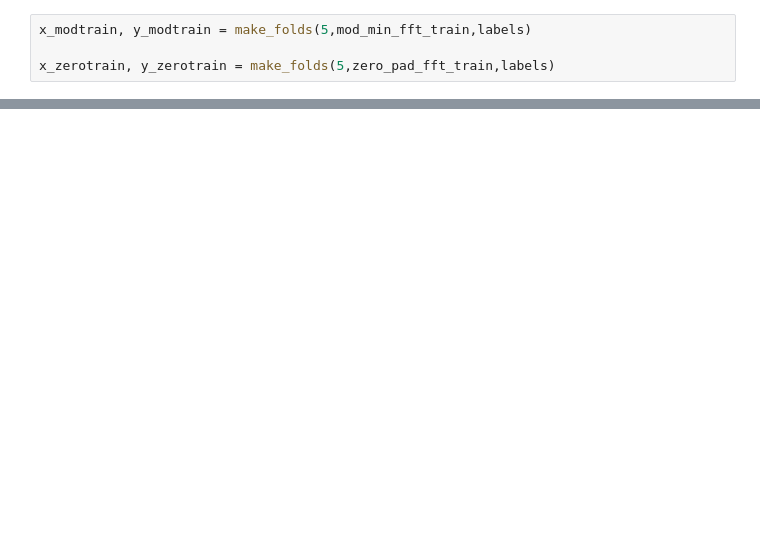
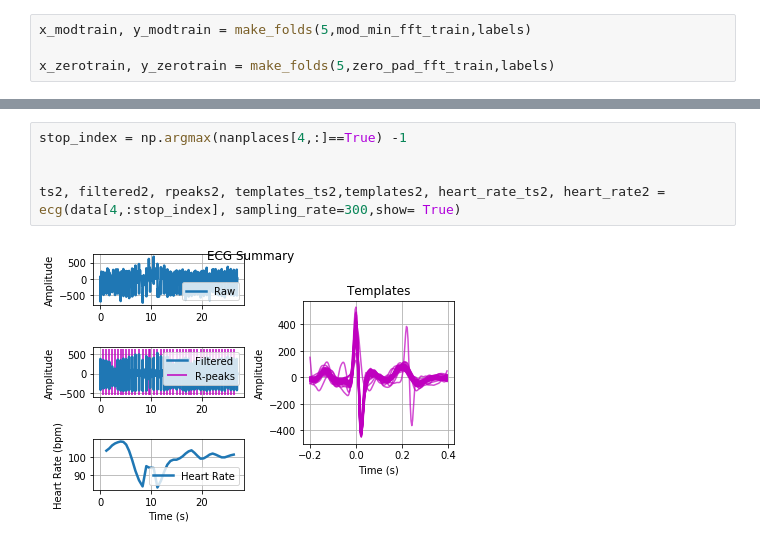
Before and after one commit to devpouya/AML, a Jupyter notebook: task.ipynb, the cells around one changed output, grey strips where cells are left out. Drawn from its saved outputs; the diff is of its cells as text; blank space fills up the shorter version.

```diff
--- a/task.ipynb
+++ b/task.ipynb
@@ -261,0 +426,7 @@ x_zerotrain, y_zerotrain = make_folds(5,zero_pad_fft_train,labels)
+# %%
+stop_index = np.argmax(nanplaces[4,:]==True) -1
+
+
+ts2, filtered2, rpeaks2, templates_ts2,templates2, heart_rate_ts2, heart_rate2 = ecg(data[4,:stop_index], sampling_rate=300,show= True)
+# %% [output]
+[figure, added]
```
Also changed, not shown: parts of 20 cells of this notebook.
